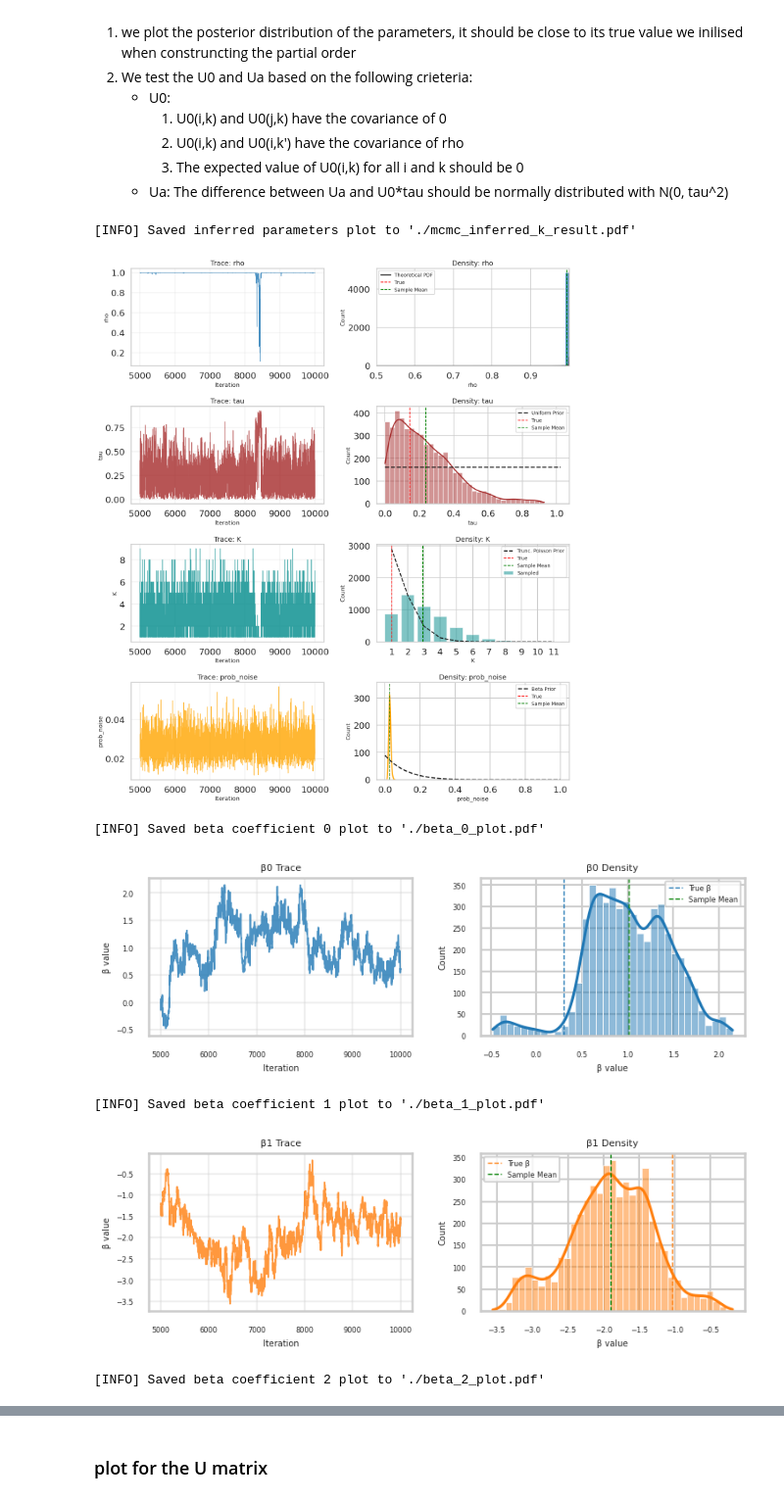
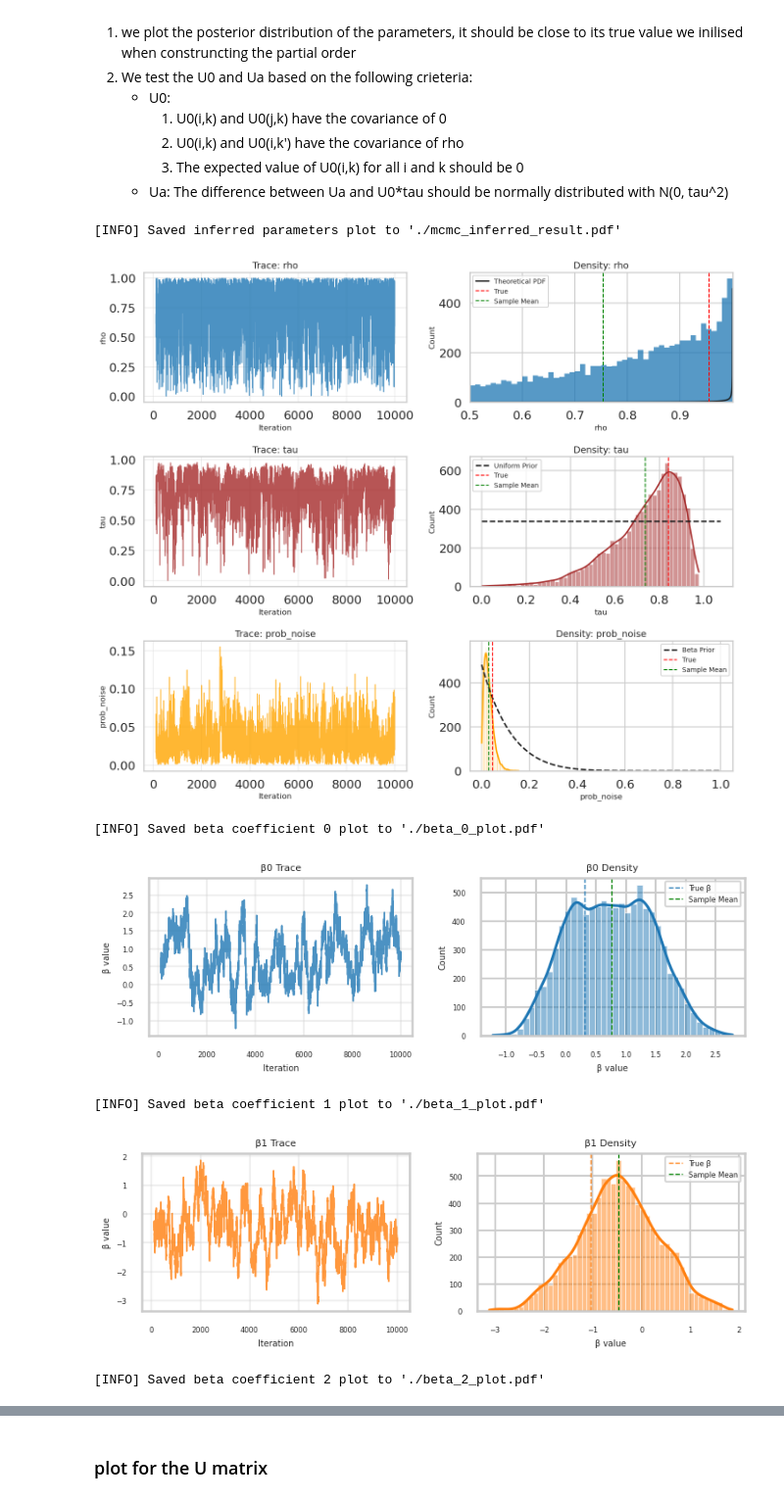
Before and after one commit to hollyli-dq/hpo_inference, a Jupyter notebook: notebooks/hpo_mcmc_simulation.ipynb, the cells around one changed output, grey strips where cells are left out. Shown at 98% size. Drawn from its saved outputs; the diff is of its cells as text; code cells hidden in the pictures.

```diff
--- a/notebooks/hpo_mcmc_simulation.ipynb
+++ b/notebooks/hpo_mcmc_simulation.ipynb
@@ -111,7 +106,7 @@ Assessors in the HPO data: assessors = [1, 2, 3, 4, 5]
 2. given the h(U_0) and h(U_a) sampling the observed orders for each assessor
 # %%
 # First let's give a U0 , to sample U0 we need the rho, and the number of nodes
-K_prior=config["prior"]["k_prior"]
+#K_prior=config["prior"]["k_prior"]
 rho_prior = config["prior"]["rho_prior"]
 noise_option = config["noise"]["noise_option"]
 sigma_beta = config["prior"]["sigma_beta"]  # Standard deviation of the normal distribution for beta
@@ -119,19 +114,18 @@ rng = np.random.default_rng(42)
 beta_true =rng.normal(loc=0.0, scale=sigma_beta, size=(p,))
 tau_true = StatisticalUtils.rTauprior()
 rho_true=beta.rvs(1,rho_prior)
-print("rho true is: ")
-print(rho_true)
-K=StatisticalUtils.rKprior(K_prior)
+#K=StatisticalUtils.rKprior(K_prior)
+K=config["mcmc"]["K"]
 K_true=K
-
 
 noise_beta_prior = config["prior"]["noise_beta_prior"]
 prob_noise_true = StatisticalUtils.rPprior(noise_beta_prior)
+print("prob niose is:")
 print(prob_noise_true)
 
 
 print("Tau true is: ")
 print(tau_true)
 print("K true is: ")
-print(K)
+print(K_true)
 # %% [output]
@@ -290,5 +280,6 @@ mallow_ua = config["prior"]["mallow_ua"]
 # %%
-mcmc_results_k = mcmc_simulation_hpo_k(
+
+mcmc_results= mcmc_simulation_hpo(
         num_iterations=num_iterations,
         M0=items,
         assessors=assessors,
@@ -297,6 +288,7 @@ mcmc_results_k = mcmc_simulation_hpo_k(
         observed_orders=y_a_i_dict,
         sigma_beta=sigma_beta,
         X=X,
+        K=K,
         dr=dr,
         drrt=drrt,
         drbeta=drbeta,
@@ -306,6 +298,5 @@ mcmc_results_k = mcmc_simulation_hpo_k(
         rho_prior=rho_prior,
         noise_beta_prior=noise_beta_prior,
         mallow_ua=mallow_ua,
-        K_prior=K_prior,
         random_seed=42
 )
@@ -323,0 +335,11 @@ Excluding 500000 burn-in iterations
+# %%
+# Calculate burn-out index (assuming 100,000 total iterations and discarding the first 1%)
+#mcmc_results=mcmc_results_k
+h_trace= mcmc_results["H_trace"]
+burn_in = int(10000/ 100)  # Convert to integer (1000 instead of 1000.0)
+filtered_h_trace = h_trace[burn_in:]
+
+filtered_mcmc_results = {
+    key: trace[burn_in:] if isinstance(trace, np.ndarray) else trace
+    for key, trace in mcmc_results.items()
+}
@@ -410,6 +422,6 @@ Assessor 5: 5000 post‑burn samples
 # %% [markdown]
 ## The acceptance decision plot for different category
 # %%
-PO_plot.plot_update_acceptance_by_category(mcmc_results_k)
+PO_plot.plot_update_acceptance_by_category(mcmc_results)
 # %% [output]
 --- MCMC Update Acceptance Rates by Category ---
@@ -453,30 +465,29 @@ PO_plot.plot_time_components_by_category(mcmc_df)
         3. The expected value of U0(i,k) for all i and k should be 0
     - Ua: The difference between Ua and U0*tau should be normally distributed with N(0, tau^2)
 # %%
-true_param_k = {
+true_param = {
     "rho_true": rho_true,
     "prob_noise_true": prob_noise_true,
     "tau_true": tau_true,
-    "beta_true": beta_true,
-    "K_true": K_true
+    "beta_true": beta_true
 }
 
 PO_plot.plot_inferred_variables(
-    filtered_mcmc_results_k,
-    true_param_k,
+    filtered_mcmc_results,
+    true_param,
     config,
-    burn_in=burn_in_k,  # optional
-    output_filename="mcmc_inferred_k_result.pdf",
+    burn_in=burn_in,  # optional
+    output_filename="mcmc_inferred_result.pdf",
     assessors=assessors,
     M_a_dict=M_a_dict
 )
 
-PO_plot.plot_beta_parameters(mcmc_results_k, true_param_k, config, burn_in=burn_in_k)
+PO_plot.plot_beta_parameters(mcmc_results, true_param, config, burn_in=burn_in)
 # %% [output]
-[INFO] Saved inferred parameters plot to './mcmc_inferred_k_result.pdf'
+[INFO] Saved inferred parameters plot to './mcmc_inferred_result.pdf'
-[figure, old version]
+[figure, new version]
 [INFO] Saved beta coefficient 0 plot to './beta_0_plot.pdf'
-[figure, old version]
+[figure, new version]
 [INFO] Saved beta coefficient 1 plot to './beta_1_plot.pdf'
-[figure, old version]
+[figure, new version]
 [INFO] Saved beta coefficient 2 plot to './beta_2_plot.pdf'
```
Also changed, not shown: parts of 21 cells of this notebook, 29 other files.
